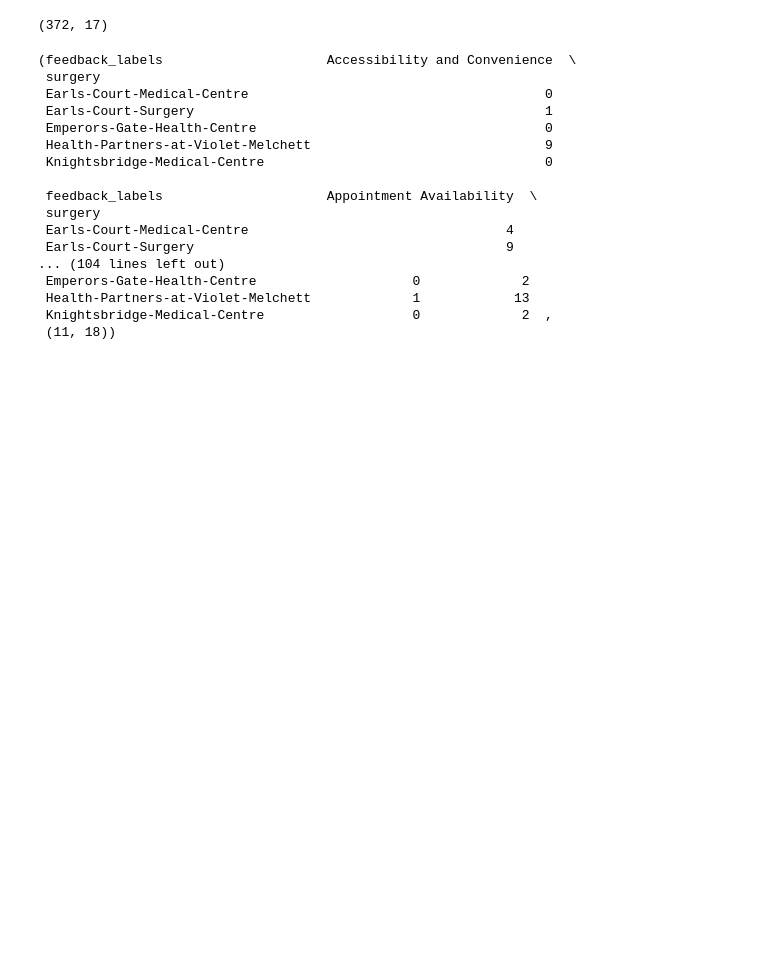
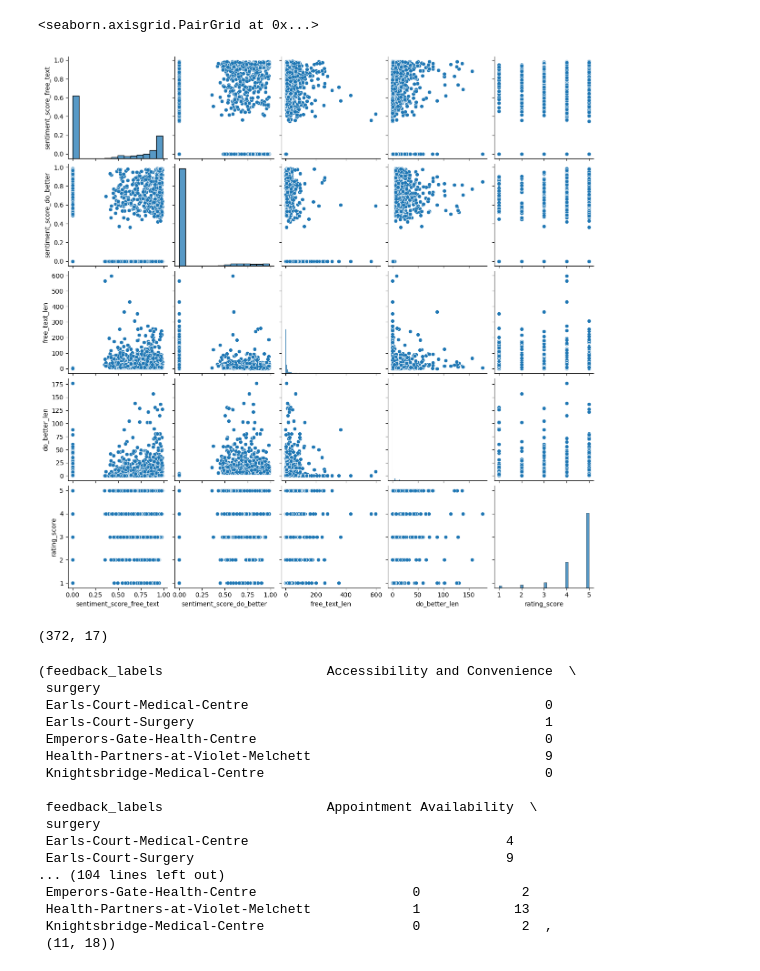
Before and after one commit to janduplessis883/ai-medreview, a Jupyter notebook: notebooks/Untitled.ipynb, the cells around one changed output. Drawn from its saved outputs; the diff is of its cells as text; code cells hidden in the pictures; blank space fills up the shorter version.

```diff
--- a/notebooks/Untitled.ipynb
+++ b/notebooks/Untitled.ipynb
@@ -14,6 +14,11 @@ data.head()
 | 4 | 2023-07-13 15:31:00 | Extremely likely | I was spoken to politely on the p... | No I was happy with everything | Earls-Court-Surgery | Brompton-Health-PCN | neutral | 0.756987 | ... |
 # %%
 data = data[(data['sentiment_free_text'] == 'negative')]
+# %%
+sns.pairplot(data)
+# %% [output]
+<seaborn.axisgrid.PairGrid at 0x...>
+[figure, added]
 # %%
 data["time"] = pd.to_datetime(data["time"])
 # %%
```
Also changed, not shown: 2 other files.
